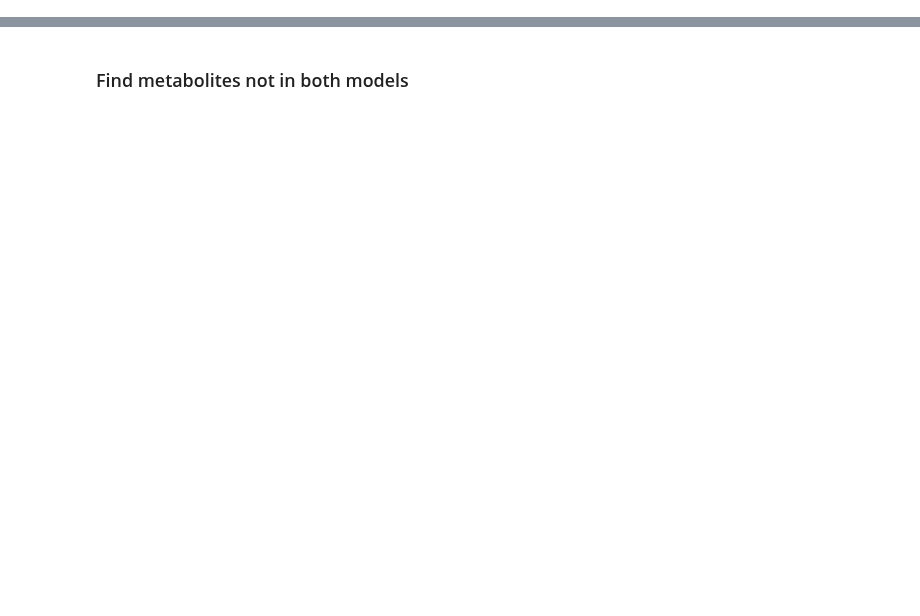
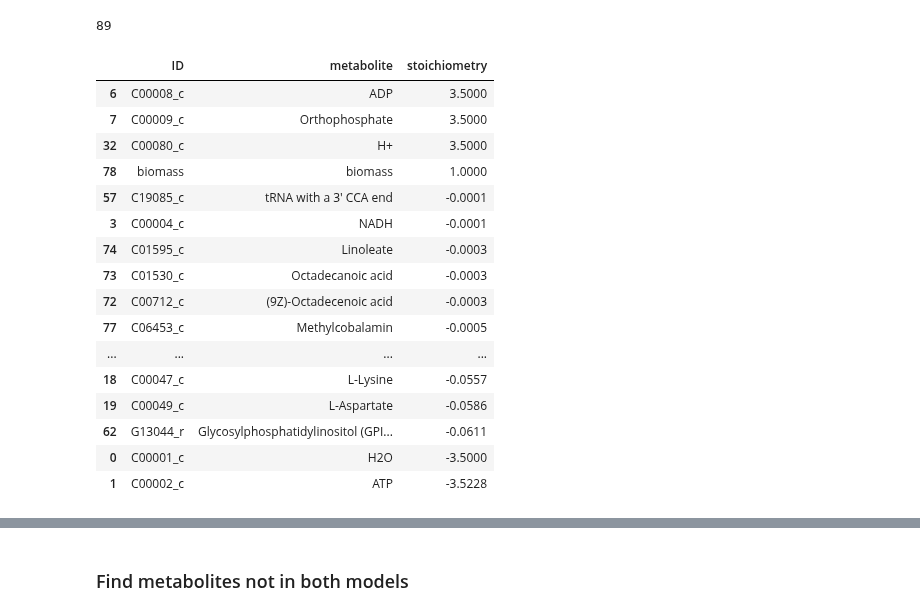
Before and after one commit to Nexia23/Plasmodium_abs_FBA, a Jupyter notebook: compare_GEMs.ipynb, the cells around one changed output, grey strips where cells are left out. Drawn from its saved outputs; the diff is of its cells as text; code cells hidden in the pictures; blank space fills up the shorter version.

```diff
--- a/compare_GEMs.ipynb
+++ b/compare_GEMs.ipynb
@@ -37,19 +35,38 @@ print(ipfal21.compartments)
 # %%
 # find all substrates of the reaction
-biomets = ipfa.reactions.Biomass_rxn_c.metabolites #r_4041 = biomassreaction 8
+biomets = ipfa.reactions.biomass.metabolites #r_4041 = biomassreaction 8
 
 s = list(biomets.values()) #stoichiometry of the metabolites in the reaction
 m = list(biomets.keys()) # metabolite in the reaction
 
 # print a table of metabolites and their stoichiometry
 
 metname = [mi.name for mi in m]# names of the metabolite in the reaction
 
 # table printing (this is very messy)
 
 ipfa_biomass = pd.DataFrame.from_records(map(list, zip(*[m,metname,s])),columns=['ID', 'metabolite','stoichiometry'])
 print(len(ipfa_biomass))
 ipfa_biomass.sort_values(by='stoichiometry', ascending=False)
+# %% [output]
+89
+|  | ID | metabolite | stoichiometry |
+| 6 | C00008_c | ADP | 3.5000 |
+| 7 | C00009_c | Orthophosphate | 3.5000 |
+| 32 | C00080_c | H+ | 3.5000 |
+| 78 | biomass | biomass | 1.0000 |
+| 57 | C19085_c | tRNA with a 3' CCA end | -0.0001 |
+| 3 | C00004_c | NADH | -0.0001 |
+| 74 | C01595_c | Linoleate | -0.0003 |
+| 73 | C01530_c | Octadecanoic acid | -0.0003 |
+| 72 | C00712_c | (9Z)-Octadecenoic acid | -0.0003 |
+| 77 | C06453_c | Methylcobalamin | -0.0005 |
+| ... | ... | ... | ... |
+| 18 | C00047_c | L-Lysine | -0.0557 |
+| 19 | C00049_c | L-Aspartate | -0.0586 |
+| 62 | G13044_r | Glycosylphosphatidylinositol (GPI... | -0.0611 |
+| 0 | C00001_c | H2O | -3.5000 |
+| 1 | C00002_c | ATP | -3.5228 |
 # %%
 # find all substrates of the biomass reaction
 biomets = ipfal21.reactions.biomass.metabolites
```
Also changed, not shown: parts of 44 cells of this notebook.
